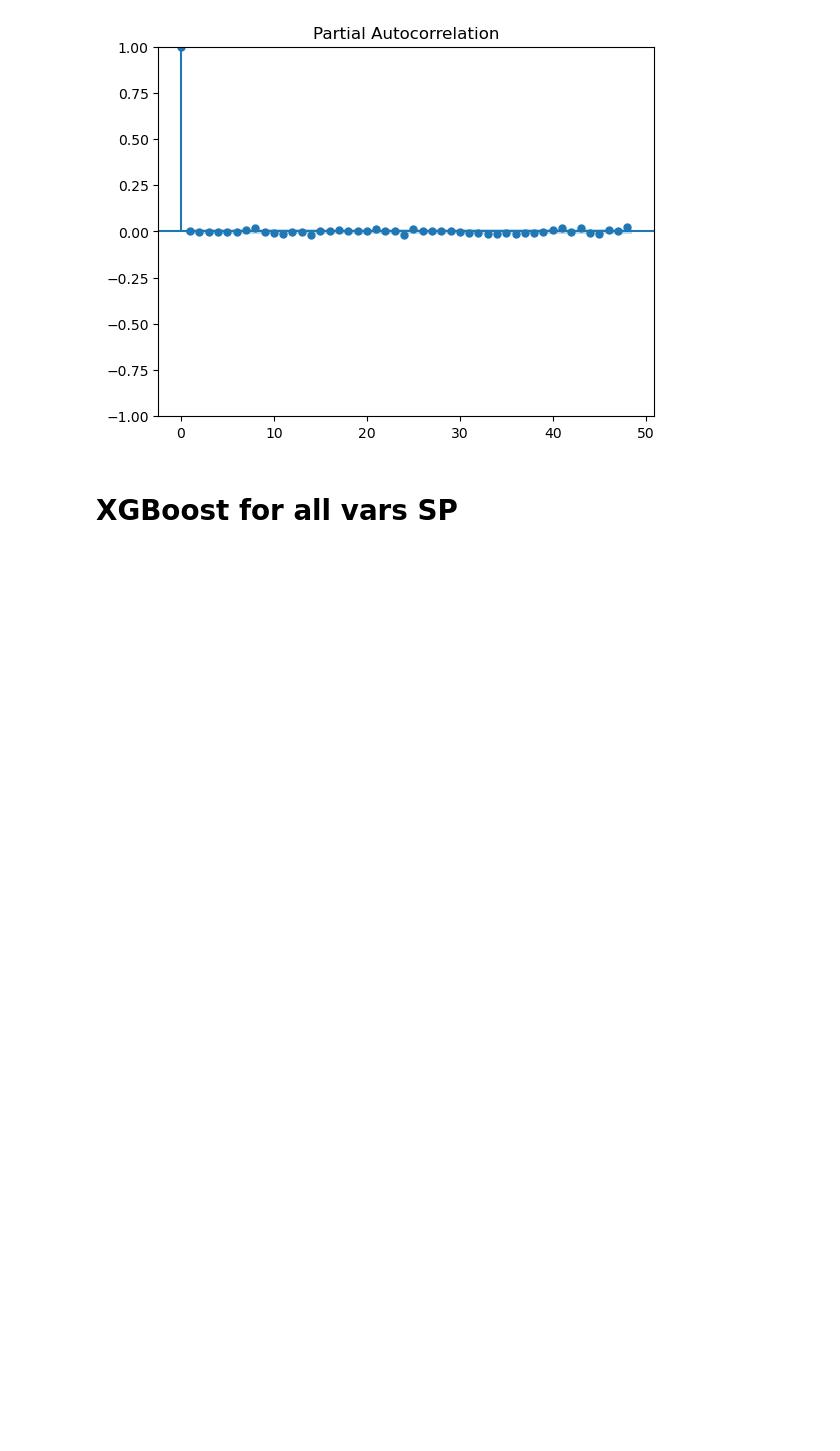
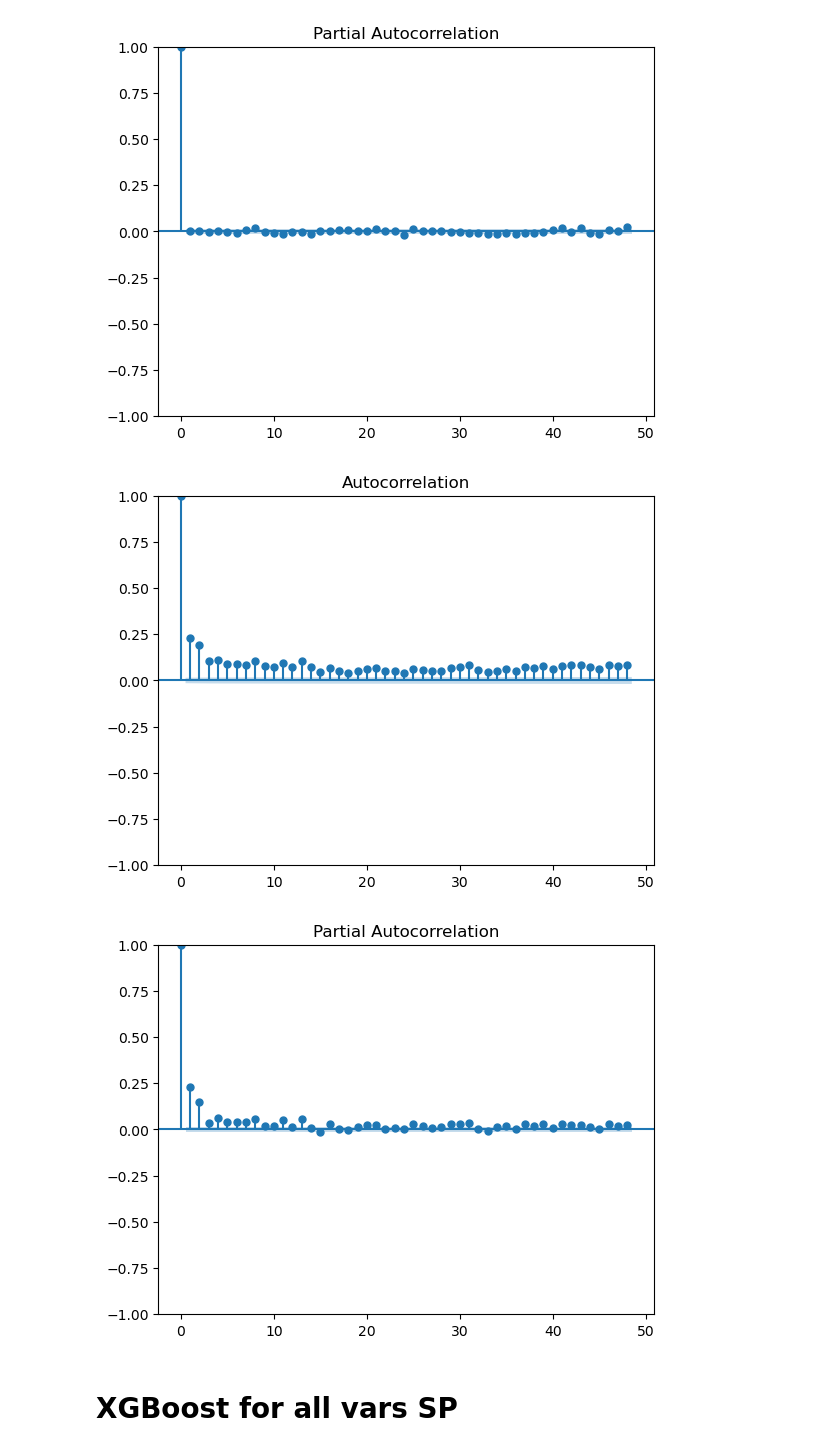
Before and after one commit to RubenAAA/datathon_yottabyte, a Jupyter notebook: basic_model.ipynb, the cells around one changed output. Cells and saved outputs as stored; diff of their text form; code cells hidden in the pictures; blank space fills up the shorter version.

```diff
--- a/basic_model.ipynb
+++ b/basic_model.ipynb
@@ -148,26 +242,10 @@ plt.show()
 [figure]
 [figure]
 # %%
-from statsmodels.tsa.stattools import adfuller
-from statsmodels.tsa.arima.model import ARIMA
 # Step 3: Fit ARIMA on the Residuals
 # Using the residuals, fit an ARIMA model
-if adfuller(merged_df_SP['residuals'])[1] < 0.05:
-    d = 0
-    print("d = 0")
-elif adfuller(merged_df_SP['residuals'].diff().dropna())[1] < 0.05:
-    d = 1
-    print("d = 1")
-else:
-    d = 2
-    print("d = 2")
-p = 2
-q = 3
-arima_model = ARIMA(merged_df_SP['residuals'].dropna(), order=(p, d, q))
-arima_fit = arima_model.fit()
-# Forecast residuals using ARIMA
-residuals_forecast = arima_fit.predict(start=0, end=len(merged_df_SP) - 1)
-residuals_forecast_series = pd.Series(residuals_forecast, index=merged_df_SP.index)
+residuals_forecast_series = t_arima(merged_df_SP['residuals'], 2, 3)
+
 # Step 4: Combine the Predictions
 # Add the ARIMA residuals forecast back to the Prophet forecast
 merged_df_SP['combined_forecast'] = merged_df_SP['yhat'] + residuals_forecast_series
@@ -183,6 +261,16 @@ plt.show()
 d = 0
 [figure]
 [figure]
+# %%
+# Plot ACF
+plot_acf(merged_df_SP['final_residuals'].dropna() **2, lags=48)
+plt.show()
+# Plot PACF
+plot_pacf(merged_df_SP['final_residuals'].dropna() **2, lags=48)
+plt.show()
+# %% [output]
+[figure, added]
+[figure, added]
 # %% [markdown]
 # XGBoost for all vars SP
 # %%
```
Also changed, not shown: parts of 25 cells of this notebook.
